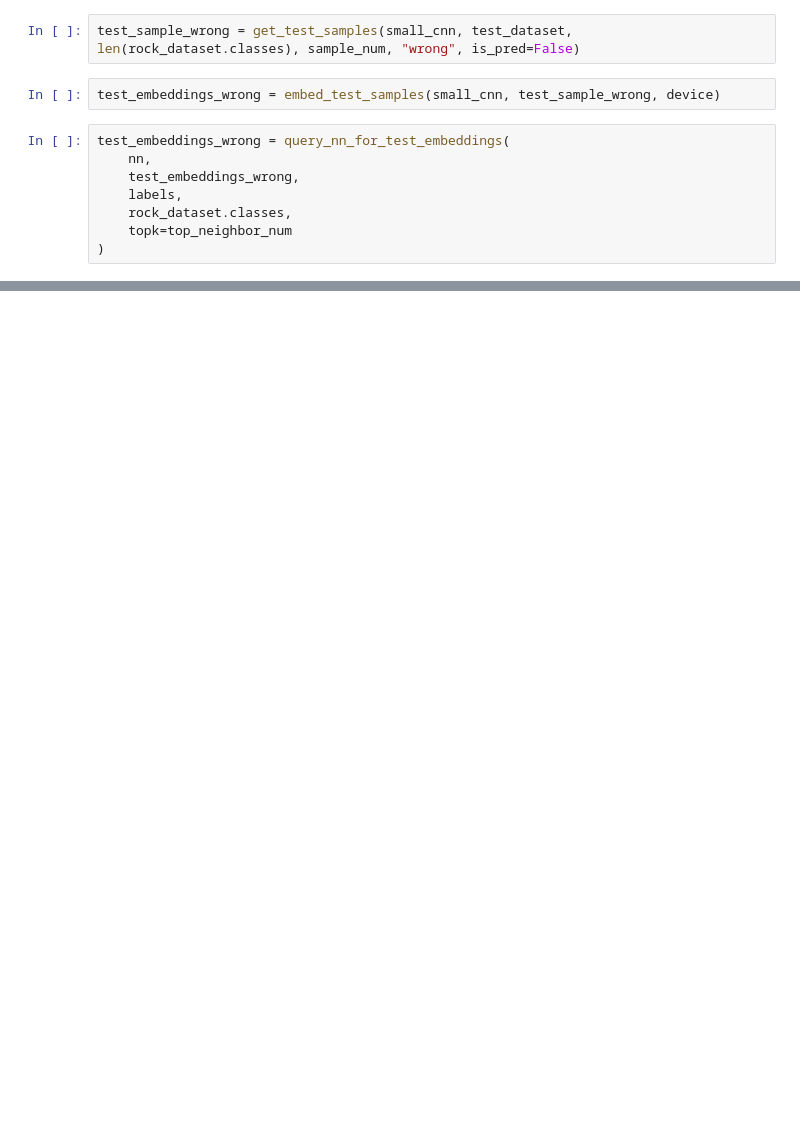
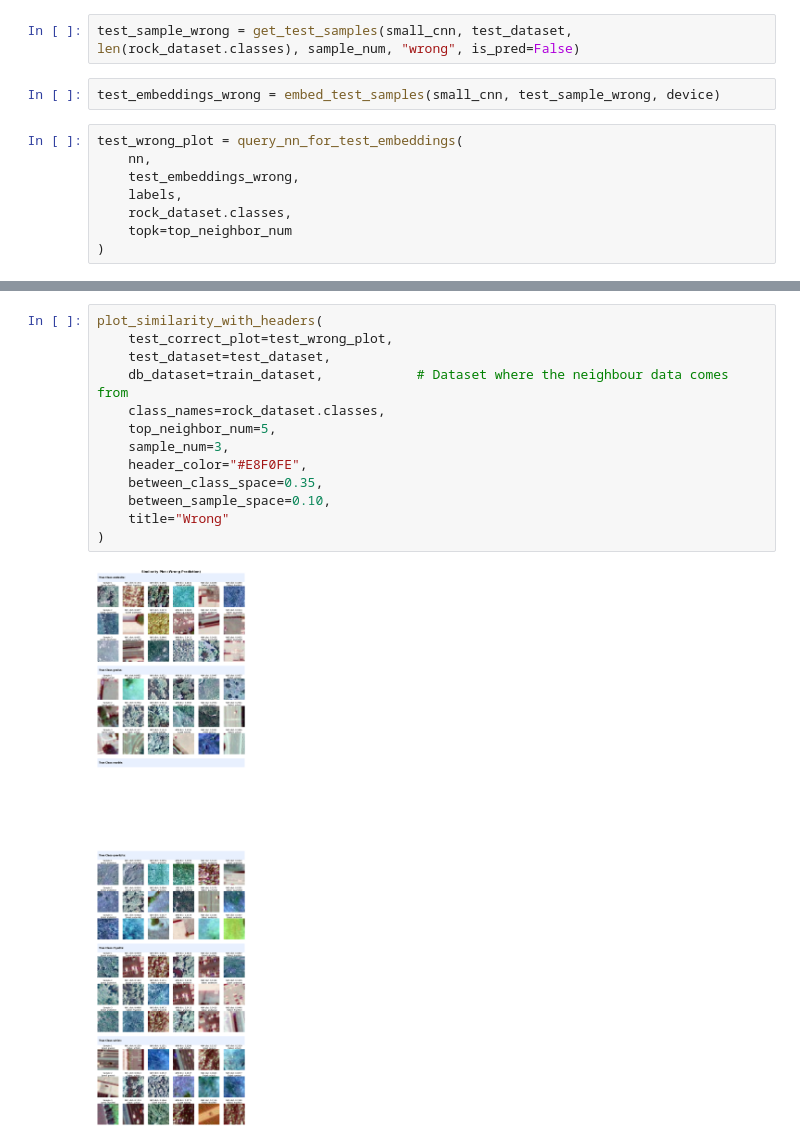
Before and after one commit to ada-my619/Rock-Classification, a Jupyter notebook: Rock_Classification.ipynb, the cells around one changed output, grey strips where cells are left out. Drawn from its saved outputs; the diff is of its cells as text; blank space fills up the shorter version.

```diff
--- a/Rock_Classification.ipynb
+++ b/Rock_Classification.ipynb
@@ -872,7 +917,7 @@ test_sample_wrong = get_test_samples(small_cnn, test_dataset, len(rock_dataset.c
 # %%
 test_embeddings_wrong = embed_test_samples(small_cnn, test_sample_wrong, device)
 # %%
-test_embeddings_wrong = query_nn_for_test_embeddings(
+test_wrong_plot = query_nn_for_test_embeddings(
     nn,
     test_embeddings_wrong,
     labels,
@@ -949,0 +1113,15 @@ def plot_similarity(n_sample, sample_dataset):
+# %%
+plot_similarity_with_headers(
+    test_correct_plot=test_wrong_plot,
+    test_dataset=test_dataset,
+    db_dataset=train_dataset,            # Dataset where the neighbour data comes from
+    class_names=rock_dataset.classes,
+    top_neighbor_num=5,
+    sample_num=3,
+    header_color="#E8F0FE",
+    between_class_space=0.35,
+    between_sample_space=0.10,
+    title="Wrong"
+)
+# %% [output]
+[figure, added]
```
Also changed, not shown: parts of 58 cells of this notebook.
